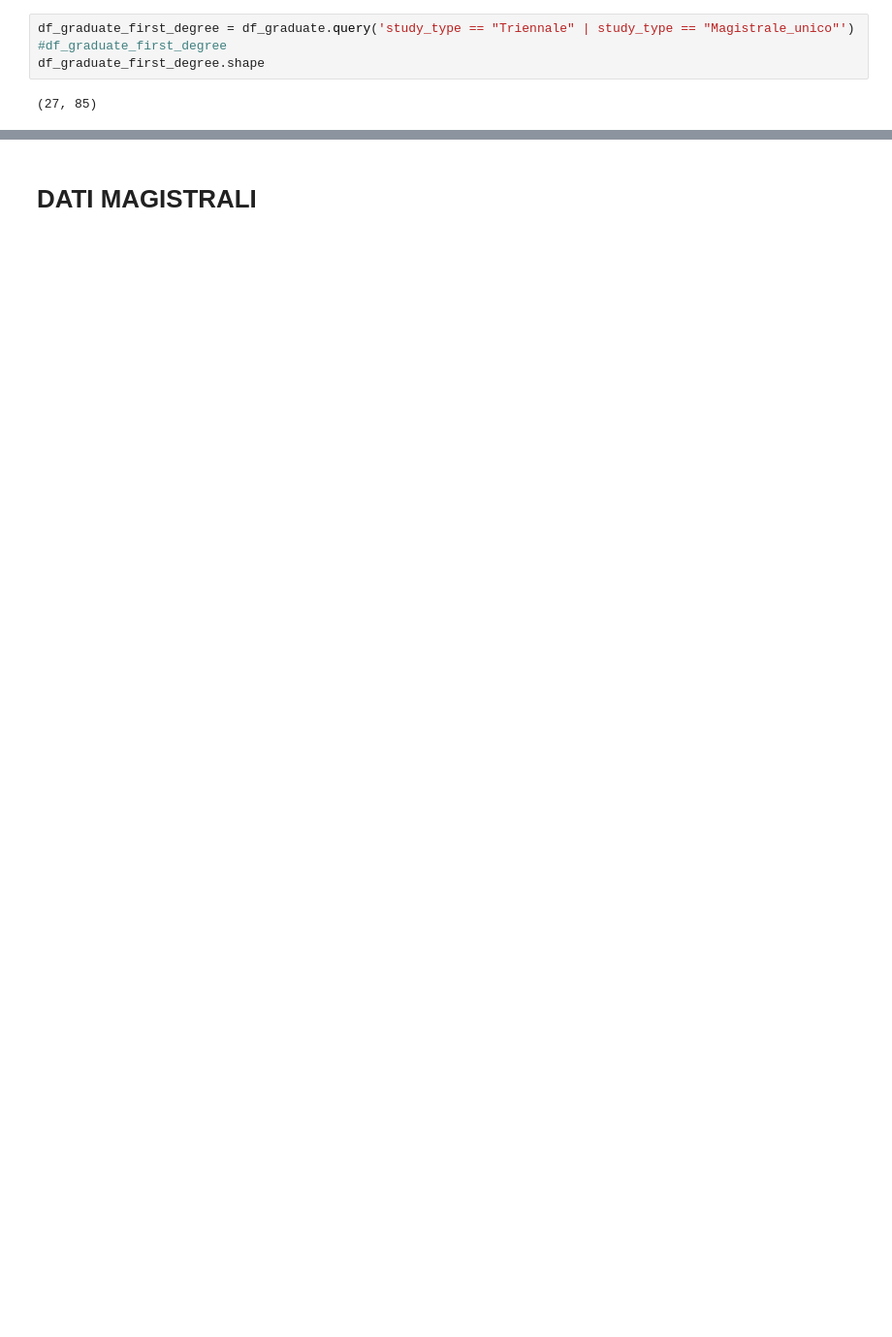
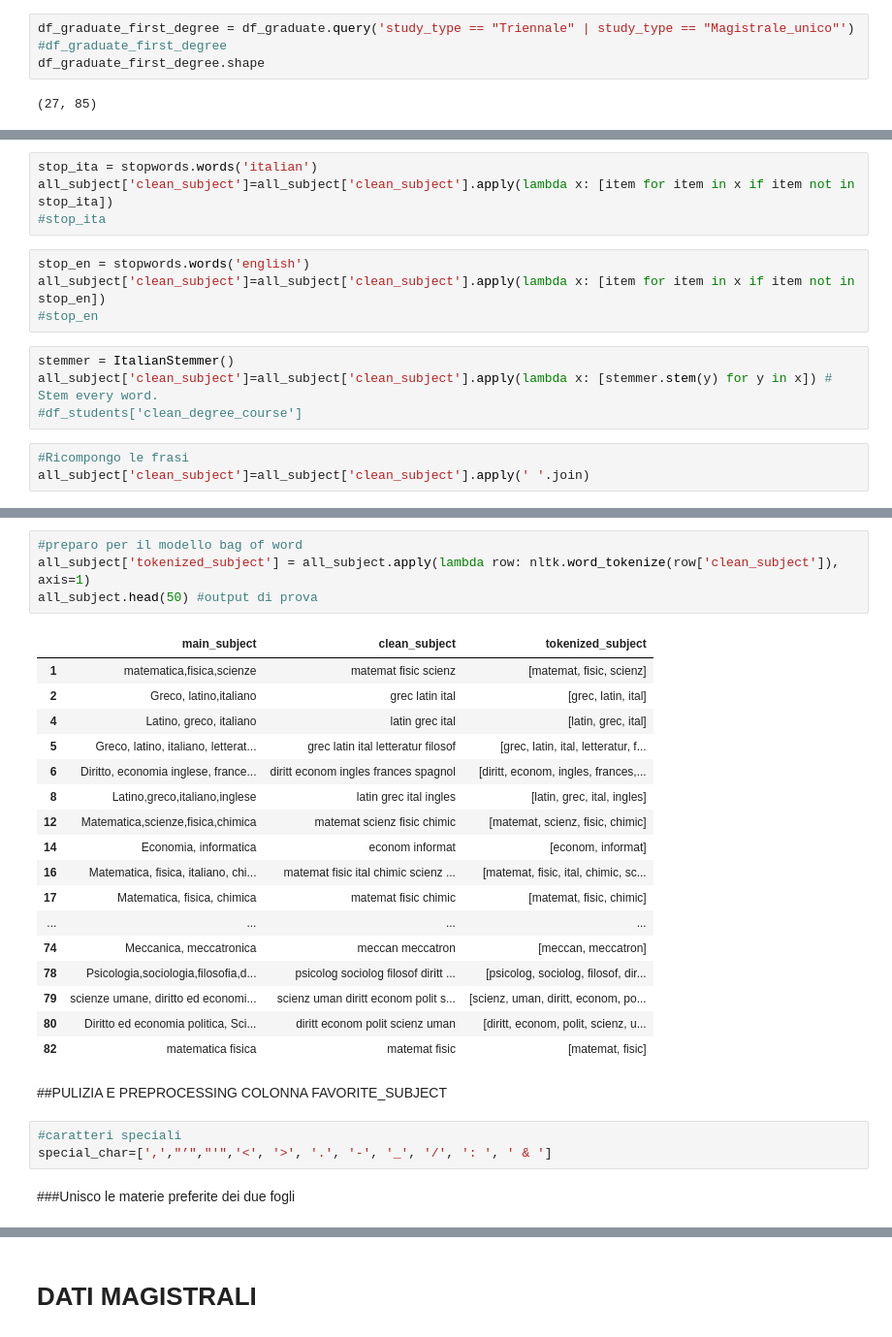
Before and after one commit to Francesca-Rossi/IAuniversity, a Jupyter notebook: GetDataFromGoogleSheet.ipynb, the cells around one changed output, grey strips where cells are left out. Shown at 97% size. Drawn from its saved outputs; the diff is of its cells as text; blank space fills up the shorter version.

```diff
--- a/GetDataFromGoogleSheet.ipynb
+++ b/GetDataFromGoogleSheet.ipynb
@@ -376,0 +933,15 @@ df_graduate_first_degree.shape
+# %%
+stop_ita = stopwords.words('italian')
+all_subject['clean_subject']=all_subject['clean_subject'].apply(lambda x: [item for item in x if item not in stop_ita])
+#stop_ita
+# %%
+stop_en = stopwords.words('english')
+all_subject['clean_subject']=all_subject['clean_subject'].apply(lambda x: [item for item in x if item not in stop_en])
+#stop_en
+# %%
+stemmer = ItalianStemmer()
+all_subject['clean_subject']=all_subject['clean_subject'].apply(lambda x: [stemmer.stem(y) for y in x]) # Stem every word.
+#df_students['clean_degree_course']
+# %%
+#Ricompongo le frasi
+all_subject['clean_subject']=all_subject['clean_subject'].apply(' '.join)
@@ -376,0 +969,29 @@ df_graduate_first_degree.shape
+# %%
+#preparo per il modello bag of word
+all_subject['tokenized_subject'] = all_subject.apply(lambda row: nltk.word_tokenize(row['clean_subject']), axis=1)
+all_subject.head(50) #output di prova
+# %% [output]
+|  | main_subject | clean_subject | tokenized_subject |
+| 1 | matematica,fisica,scienze | matemat fisic scienz | [matemat, fisic, scienz] |
+| 2 | Greco, latino,italiano | grec latin ital | [grec, latin, ital] |
+| 4 | Latino, greco, italiano | latin grec ital | [latin, grec, ital] |
+| 5 | Greco, latino, italiano, letterat... | grec latin ital letteratur filosof | [grec, latin, ital, letteratur, f... |
+| 6 | Diritto, economia inglese, france... | diritt econom ingles frances spagnol | [diritt, econom, ingles, frances,... |
+| 8 | Latino,greco,italiano,inglese | latin grec ital ingles | [latin, grec, ital, ingles] |
+| 12 | Matematica,scienze,fisica,chimica | matemat scienz fisic chimic | [matemat, scienz, fisic, chimic] |
+| 14 | Economia, informatica | econom informat | [econom, informat] |
+| 16 | Matematica, fisica, italiano, chi... | matemat fisic ital chimic scienz ... | [matemat, fisic, ital, chimic, sc... |
+| 17 | Matematica, fisica, chimica | matemat fisic chimic | [matemat, fisic, chimic] |
+| ... | ... | ... | ... |
+| 74 | Meccanica, meccatronica | meccan meccatron | [meccan, meccatron] |
+| 78 | Psicologia,sociologia,filosofia,d... | psicolog sociolog filosof diritt ... | [psicolog, sociolog, filosof, dir... |
+| 79 | scienze umane, diritto ed economi... | scienz uman diritt econom polit s... | [scienz, uman, diritt, econom, po... |
+| 80 | Diritto ed economia politica, Sci... | diritt econom polit scienz uman | [diritt, econom, polit, scienz, u... |
+| 82 | matematica fisica | matemat fisic | [matemat, fisic] |
+# %% [markdown]
+##PULIZIA E PREPROCESSING COLONNA FAVORITE_SUBJECT
+# %%
+#caratteri speciali
+special_char=[',',"’","'",'<', '>', '.', '-', '_', '/', ': ', ' & ']
+# %% [markdown]
+###Unisco le materie preferite dei due fogli
```
Also changed, not shown: parts of 260 cells of this notebook.
